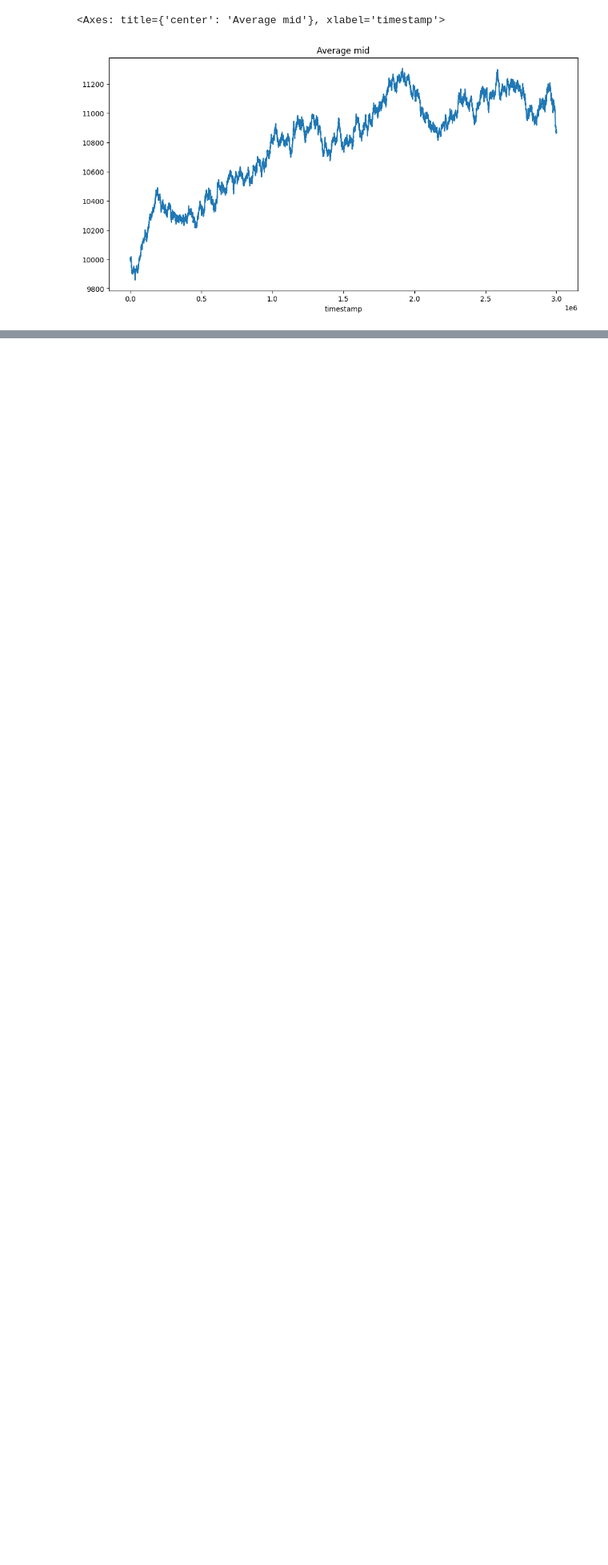
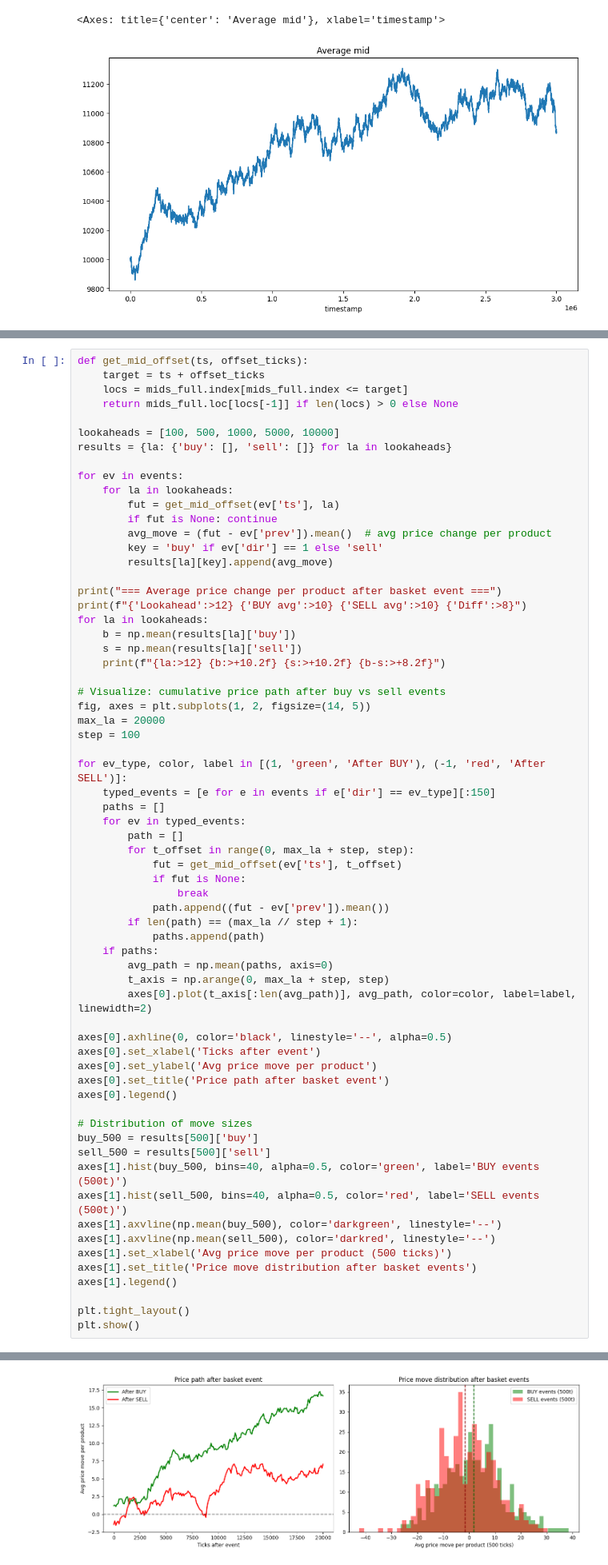
Before and after one commit to nikaslukyanov/kernel_trick, a Jupyter notebook: round5/galaxy.ipynb, the cells around one changed output, grey strips where cells are left out. Shown at 80% size. Saved outputs shown, nothing was run; the diff lists cells and outputs as text; blank space fills up the shorter version.

```diff
--- a/round5/galaxy.ipynb
+++ b/round5/galaxy.ipynb
@@ -57,0 +274,66 @@ mids["GALAXY_avg"].plot(figsize=(12, 6), title="Average mid")
+# %%
+def get_mid_offset(ts, offset_ticks):
+    target = ts + offset_ticks
+    locs = mids_full.index[mids_full.index <= target]
+    return mids_full.loc[locs[-1]] if len(locs) > 0 else None
+
+lookaheads = [100, 500, 1000, 5000, 10000]
+results = {la: {'buy': [], 'sell': []} for la in lookaheads}
+
+for ev in events:
+    for la in lookaheads:
+        fut = get_mid_offset(ev['ts'], la)
+        if fut is None: continue
+        avg_move = (fut - ev['prev']).mean()  # avg price change per product
+        key = 'buy' if ev['dir'] == 1 else 'sell'
+        results[la][key].append(avg_move)
+
+print("=== Average price change per product after basket event ===")
+print(f"{'Lookahead':>12} {'BUY avg':>10} {'SELL avg':>10} {'Diff':>8}")
+for la in lookaheads:
+    b = np.mean(results[la]['buy'])
+    s = np.mean(results[la]['sell'])
+    print(f"{la:>12} {b:>+10.2f} {s:>+10.2f} {b-s:>+8.2f}")
+
+# Visualize: cumulative price path after buy vs sell events
+fig, axes = plt.subplots(1, 2, figsize=(14, 5))
+max_la = 20000
+step = 100
+
+for ev_type, color, label in [(1, 'green', 'After BUY'), (-1, 'red', 'After SELL')]:
+    typed_events = [e for e in events if e['dir'] == ev_type][:150]
+    paths = []
+    for ev in typed_events:
+        path = []
+        for t_offset in range(0, max_la + step, step):
+            fut = get_mid_offset(ev['ts'], t_offset)
+            if fut is None:
+                break
+            path.append((fut - ev['prev']).mean())
+        if len(path) == (max_la // step + 1):
+            paths.append(path)
+    if paths:
+        avg_path = np.mean(paths, axis=0)
+        t_axis = np.arange(0, max_la + step, step)
+        axes[0].plot(t_axis[:len(avg_path)], avg_path, color=color, label=label, linewidth=2)
+
+axes[0].axhline(0, color='black', linestyle='--', alpha=0.5)
+axes[0].set_xlabel('Ticks after event')
+axes[0].set_ylabel('Avg price move per product')
+axes[0].set_title('Price path after basket event')
+axes[0].legend()
+
+# Distribution of move sizes
+buy_500 = results[500]['buy']
+sell_500 = results[500]['sell']
+axes[1].hist(buy_500, bins=40, alpha=0.5, color='green', label='BUY events (500t)')
+axes[1].hist(sell_500, bins=40, alpha=0.5, color='red', label='SELL events (500t)')
+axes[1].axvline(np.mean(buy_500), color='darkgreen', linestyle='--')
+axes[1].axvline(np.mean(sell_500), color='darkred', linestyle='--')
+axes[1].set_xlabel('Avg price move per product (500 ticks)')
+axes[1].set_title('Price move distribution after basket events')
+axes[1].legend()
+
+plt.tight_layout()
+plt.show()
+# %% [output]
@@ -57,0 +347 @@ mids["GALAXY_avg"].plot(figsize=(12, 6), title="Average mid")
+[figure, added]
```
Also changed, not shown: parts of 13 cells of this notebook, 4 other files.
